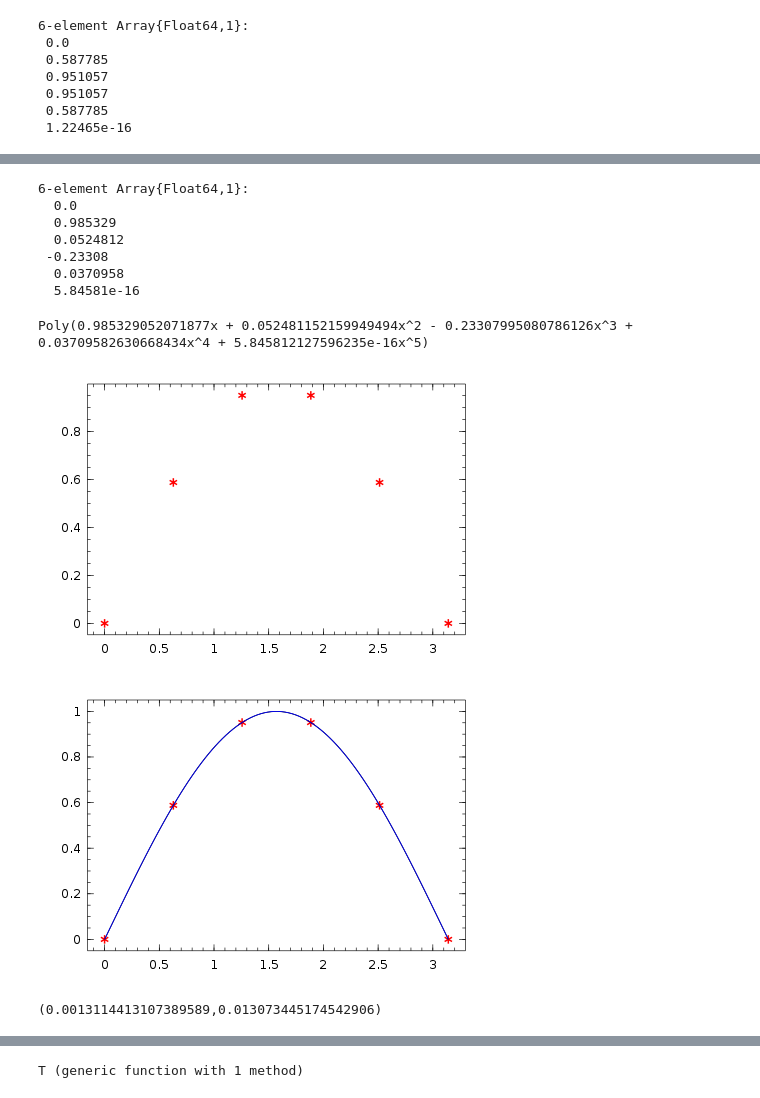
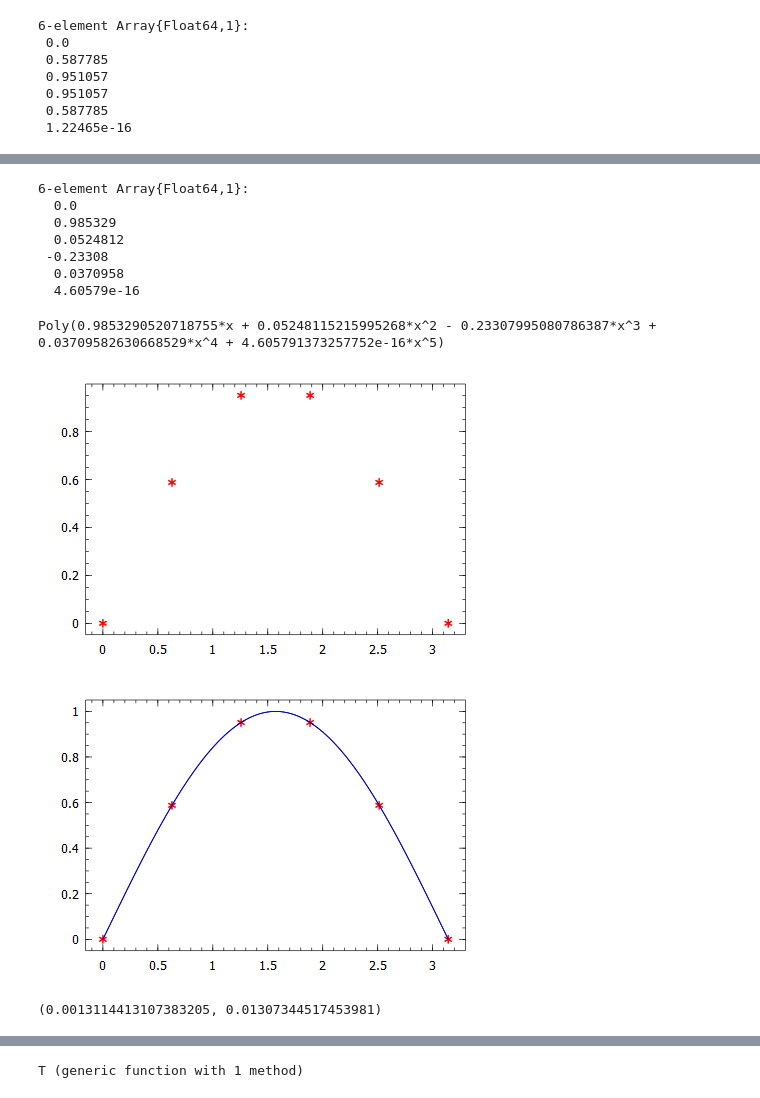
Before and after one commit to ivanslapnicar/Numericka_analiza, a Jupyter notebook: src/NA10_Interpolacija_funkcija.ipynb, the cells around one changed output, grey strips where cells are left out. Cells and saved outputs as stored; diff of their text form; code cells hidden in the pictures.

```diff
--- a/src/NA10_Interpolacija_funkcija.ipynb
+++ b/src/NA10_Interpolacija_funkcija.ipynb
@@ -36,7 +38,7 @@ n=6
 a=0
 b=pi
 x=collect(linspace(a,b,n))
-y=sin(x)
+y=sin.(x)
 # %% [output]
 6-element Array{Float64,1}:
  0.0
@@ -56,7 +58,7 @@ A=Vandermonde(x)
  1.0  2.51327   6.31655   15.8752   39.8988    100.277
  1.0  3.14159   9.8696    31.0063   97.4091    306.02
 # %%
-c=full(A)\y
+c=A\y
 # %% [output]
 6-element Array{Float64,1}:
   0.0
@@ -64,27 +66,27 @@ c=full(A)\y
   0.0524812
  -0.23308
   0.0370958
-  5.84581e-16
+  4.60579e-16
 # %%
 p=Poly(c)
 # %% [output]
-Poly(0.985329052071877x + 0.052481152159949494x^2 - 0.23307995080786126x^3 + 0.03709582630668434x^4 + 5.845812127596235e-16x^5)
+Poly(0.9853290520718755*x + 0.05248115215995268*x^2 - 0.23307995080786387*x^3 + 0.03709582630668529*x^4 + 4.605791373257752e-16*x^5)
 # %%
 plot(x,y,"r*")
 # %% [output]
-[figure, old version]
+[figure, new version]
 # %%
 xx=linspace(a,b,100)
 pS=polyval(p,xx)
-sinus=sin(xx)
+sinus=sin.(xx)
 plot(x,y,"r*",xx,pS,xx,sinus,"b")
 # %% [output]
-[figure, old version]
+[figure, new version]
 # %%
 # maksimalne apsolutna i relativna pogreška
 norm(pS[2:end-1]-sinus[2:end-1],Inf), norm((pS[2:end-1]-sinus[2:end-1])./sinus[2:end-1],Inf)
 # %% [output]
-(0.0013114413107389589,0.013073445174542906)
+(0.0013114413107383205, 0.01307344517453981)
 # %% [markdown]
 ## Čebiševljeve točke
 
```
Also changed, not shown: parts of 18 cells of this notebook, 4 other files.
